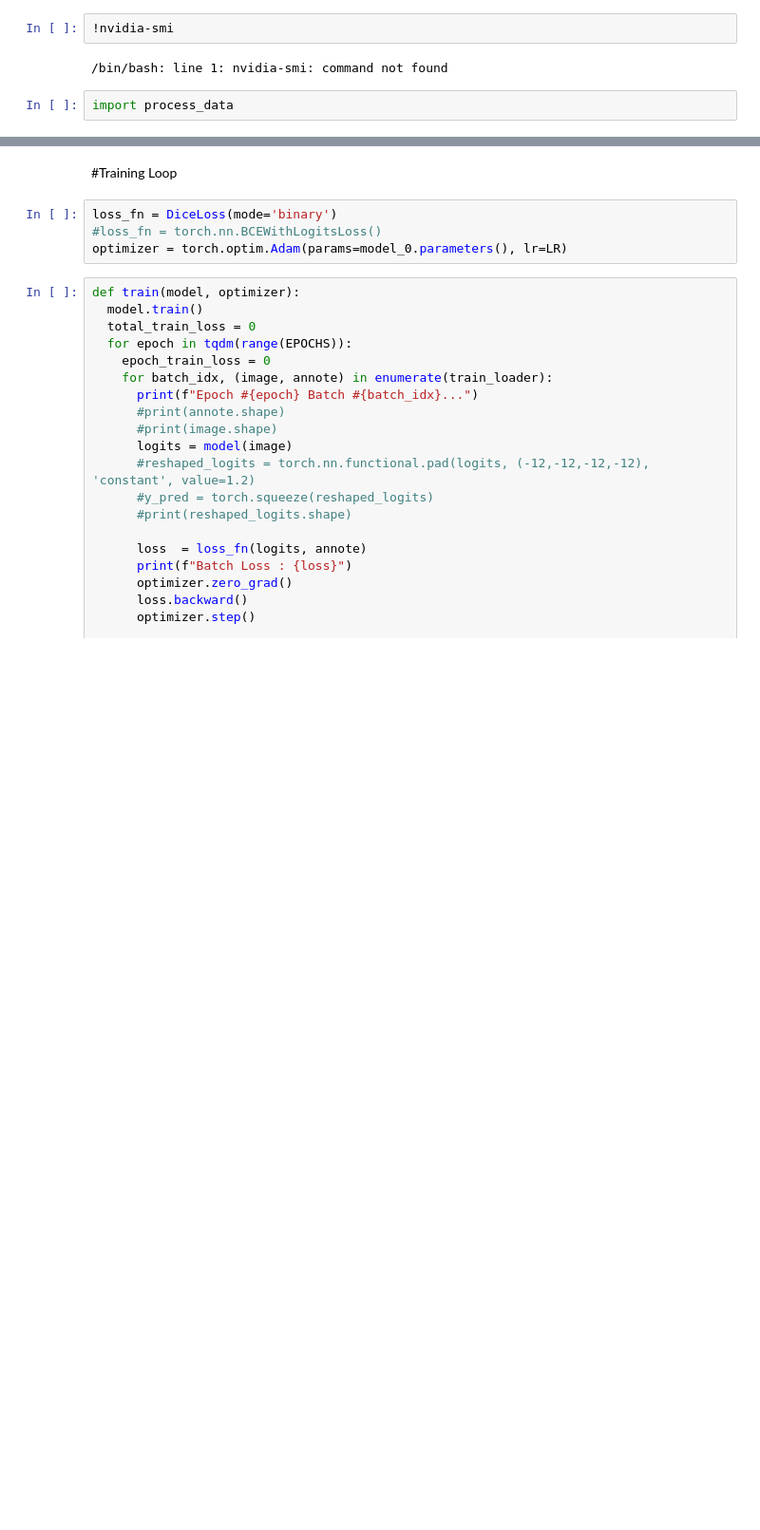
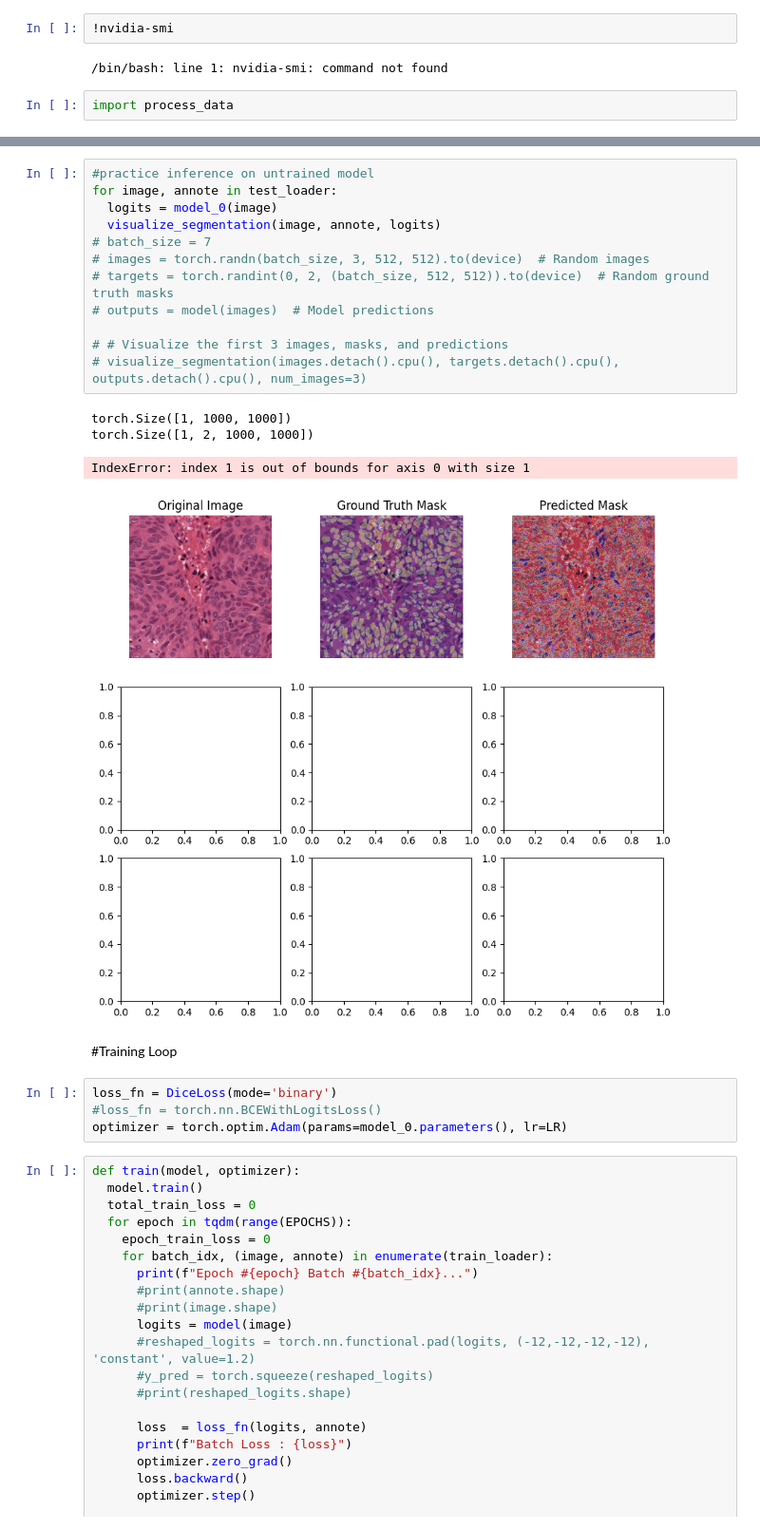
Before and after one commit to sohumgautam17/Cell_Att_UVixLSTM, a Jupyter notebook: CMU_CSegNET_Pipeline.ipynb, the cells around one changed output, grey strips where cells are left out. Shown at 95% size. Drawn from its saved outputs; the diff is of its cells as text; blank space fills up the shorter version.

```diff
--- a/CMU_CSegNET_Pipeline.ipynb
+++ b/CMU_CSegNET_Pipeline.ipynb
@@ -235,3 +277,20 @@ RuntimeError: Found no NVIDIA driver on your system. Please check that you have
+# %%
+#practice inference on untrained model
+for image, annote in test_loader:
+  logits = model_0(image)
+  visualize_segmentation(image, annote, logits)
+# batch_size = 7
+# images = torch.randn(batch_size, 3, 512, 512).to(device)  # Random images
+# targets = torch.randint(0, 2, (batch_size, 512, 512)).to(device)  # Random ground truth masks
+# outputs = model(images)  # Model predictions
+
+# # Visualize the first 3 images, masks, and predictions
+# visualize_segmentation(images.detach().cpu(), targets.detach().cpu(), outputs.detach().cpu(), num_images=3)
+# %% [output]
+torch.Size([1, 1000, 1000])
+torch.Size([1, 2, 1000, 1000])
+IndexError: index 1 is out of bounds for axis 0 with size 1
+[figure, added]
 # %% [markdown]
 #Training Loop
 # %%
```
Also changed, not shown: parts of 21 cells of this notebook.
